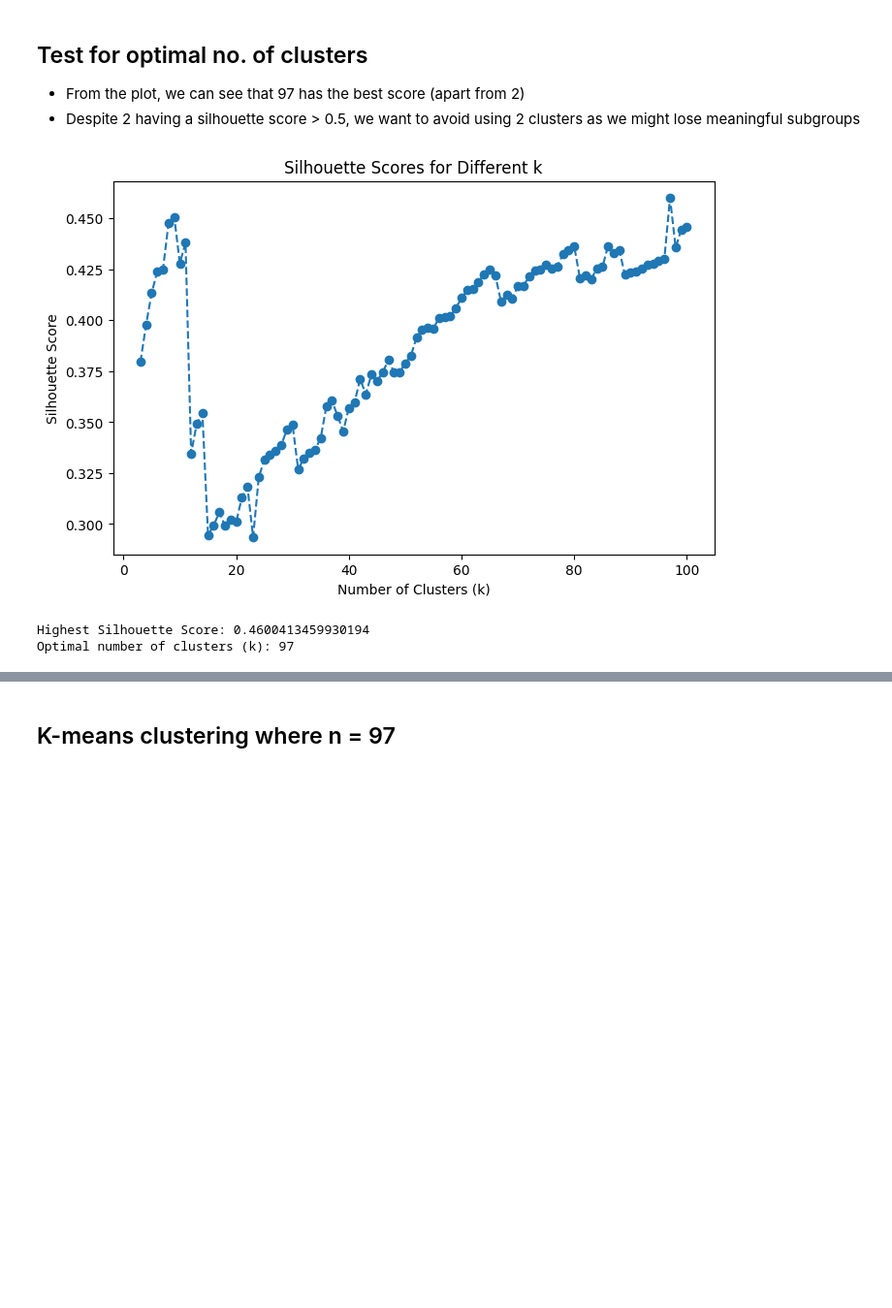
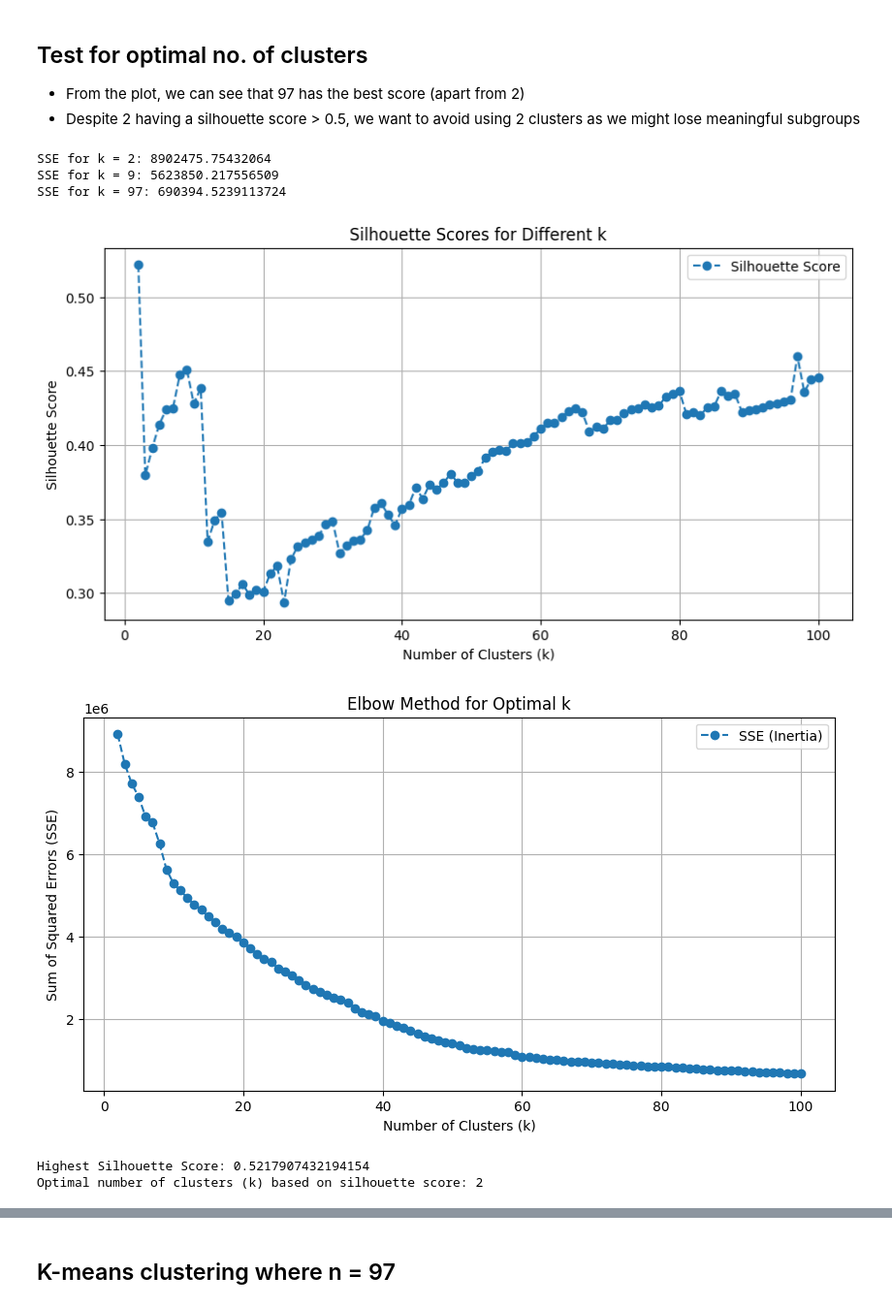
Before and after one commit to Nat-Han1999/BT4012fake_job_posting, a Jupyter notebook: model_training/k-means-cluster.ipynb, the cells around one changed output, grey strips where cells are left out. Shown at 97% size. Saved outputs shown, nothing was run; the diff lists cells and outputs as text; code cells hidden in the pictures; blank space fills up the shorter version.

```diff
--- a/model_training/k-means-cluster.ipynb
+++ b/model_training/k-means-cluster.ipynb
@@ -66,35 +66,60 @@ plt.show()
 - Despite 2 having a silhouette score > 0.5, we want to avoid using 2 clusters as we might lose meaningful subgroups
 # %%
 from sklearn.metrics import silhouette_score
+from sklearn.cluster import KMeans
 import matplotlib.pyplot as plt
 import numpy as np
 
-#From previous testing we know k = 2 has a silhouette score > 0.5 but with 2 clusters we might lose meaningful subgroups
+# Initialize lists to store scores for Silhouette and Elbow methods
+silhouette_scores = []
+sse = []  # Sum of Squared Errors (inertia)
+k_values = range(2, 101)  # Test k from 3 to 100
 
-silhouette_scores = []
-k_values = range(3, 101)  # Test k from 3 to 100
-
+# Loop through different values of k
 for k in k_values:
     kmeans = KMeans(n_clusters=k, random_state=42)
     kmeans.fit(reduced_data)  # Use PCA-reduced data or scaled data
+
+    # Calculate silhouette score
     score = silhouette_score(reduced_data, kmeans.labels_)
     silhouette_scores.append(score)
 
+    # Store inertia (SSE)
+    sse.append(kmeans.inertia_)
+    if k in [2, 9, 97]:
+        print(f"SSE for k = {k}: {kmeans.inertia_}")
+
 # Plot Silhouette Scores
-plt.figure(figsize=(8, 5))
-plt.plot(k_values, silhouette_scores, marker='o', linestyle='--')
+plt.figure(figsize=(10, 5))
+plt.plot(k_values, silhouette_scores, marker='o', linestyle='--', label="Silhouette Score")
 plt.title("Silhouette Scores for Different k")
 plt.xlabel("Number of Clusters (k)")
 plt.ylabel("Silhouette Score")
+plt.legend()
+plt.grid(True)
+plt.show()
+
+# Plot Elbow Method (SSE)
+plt.figure(figsize=(10, 5))
+plt.plot(k_values, sse, marker='o', linestyle='--', label="SSE (Inertia)")
+plt.title("Elbow Method for Optimal k")
+plt.xlabel("Number of Clusters (k)")
+plt.ylabel("Sum of Squared Errors (SSE)")
+plt.legend()
+plt.grid(True)
 plt.show()
 
 # Find the highest silhouette score and its corresponding k
 max_score = max(silhouette_scores)
-best_k = k_values[np.argmax(silhouette_scores)]
+best_k_silhouette = k_values[np.argmax(silhouette_scores)]
 
 print(f"Highest Silhouette Score: {max_score}")
-print(f"Optimal number of clusters (k): {best_k}")
+print(f"Optimal number of clusters (k) based on silhouette score: {best_k_silhouette}")
 # %% [output]
+SSE for k = 2: 8902475.75432064
+SSE for k = 9: 5623850.217556509
+SSE for k = 97: 690394.5239113724
-[figure, old version]
+[figure, new version]
-Highest Silhouette Score: 0.4600413459930194
-Optimal number of clusters (k): 97
+[figure, added]
+Highest Silhouette Score: 0.5217907432194154
+Optimal number of clusters (k) based on silhouette score: 2
```
Also changed, not shown: parts of 8 cells of this notebook, 1 other file.
